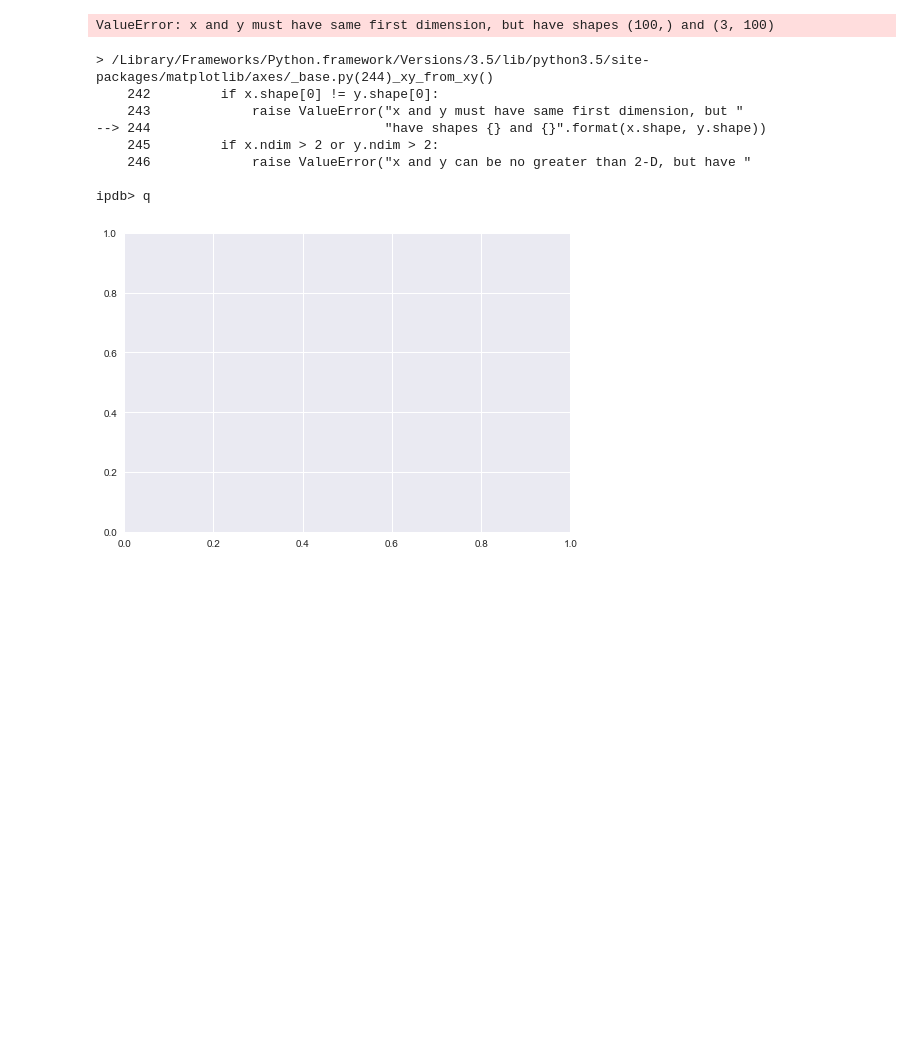
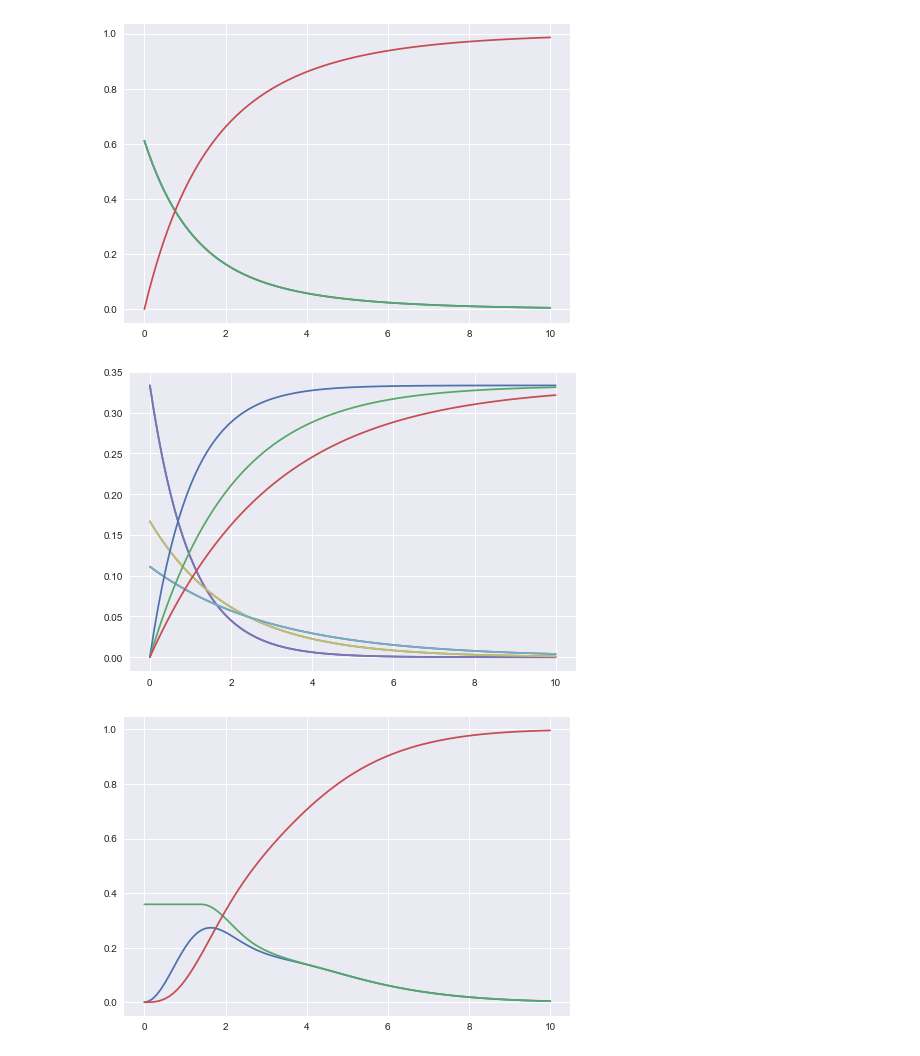
Before and after one commit to danmackinlay/branching_process, a Jupyter notebook: workbooks/hawkes_cts_dev.ipynb, the cells around one changed output. Saved outputs shown, nothing was run; the diff lists cells and outputs as text; code cells hidden in the pictures; blank space fills up the shorter version.

```diff
--- a/workbooks/hawkes_cts_dev.ipynb
+++ b/workbooks/hawkes_cts_dev.ipynb
@@ -54,27 +49,30 @@ exp_phi(evalpts, tau=[1,2,3]).shape
 # %%
 influence = reload(influence)
-exp_phi = influence.ExpKernel()
-causal_phi = influence.MaxwellKernel()
+exp_phi = influence.ExpKernel(n_kernels=3)
+causal_phi = influence.MaxwellKernel(n_kernels=3)
 evalpts = np.linspace(0, 10, 100)
 tau=np.array([1,2,3]).reshape(1,-1)
 
 plt.figure();
 plt.plot(evalpts, exp_phi(evalpts, tau=tau));
 plt.plot(evalpts, exp_phi.majorant(evalpts, tau=tau));
 plt.plot(evalpts, exp_phi.integrate(evalpts, tau=tau));
 
 plt.figure();
+plt.plot(evalpts, exp_phi.call_each(evalpts, tau=tau));
+plt.plot(evalpts, exp_phi.majorant_each(evalpts, tau=tau));
+plt.plot(evalpts, exp_phi.integrate_each(evalpts, tau=tau));
+
+plt.figure();
 plt.plot(evalpts, causal_phi(evalpts, tau=tau));
 plt.plot(evalpts, causal_phi.majorant(evalpts, tau=tau));
 plt.plot(evalpts, causal_phi.integrate(evalpts, tau=tau));
+
+plt.figure();
+plt.plot(evalpts, causal_phi.call_each(evalpts, tau=tau));
+plt.plot(evalpts, causal_phi.majorant_each(evalpts, tau=tau));
+plt.plot(evalpts, causal_phi.integrate_each(evalpts, tau=tau));
 # %% [output]
-ValueError: x and y must have same first dimension, but have shapes (100,) and (3, 100)
-> /Library/Frameworks/Python.framework/Versions/3.5/lib/python3.5/site-packages/matplotlib/axes/_base.py(244)_xy_from_xy()
-    242         if x.shape[0] != y.shape[0]:
-    243             raise ValueError("x and y must have same first dimension, but "
---> 244                              "have shapes {} and {}".format(x.shape, y.shape))
-    245         if x.ndim > 2 or y.ndim > 2:
-    246             raise ValueError("x and y can be no greater than 2-D, but have "
-
-ipdb> q
-[figure, old version]
+[figure, new version]
+[figure, added]
+[figure, added]
```
Also changed, not shown: parts of 5 cells of this notebook.
